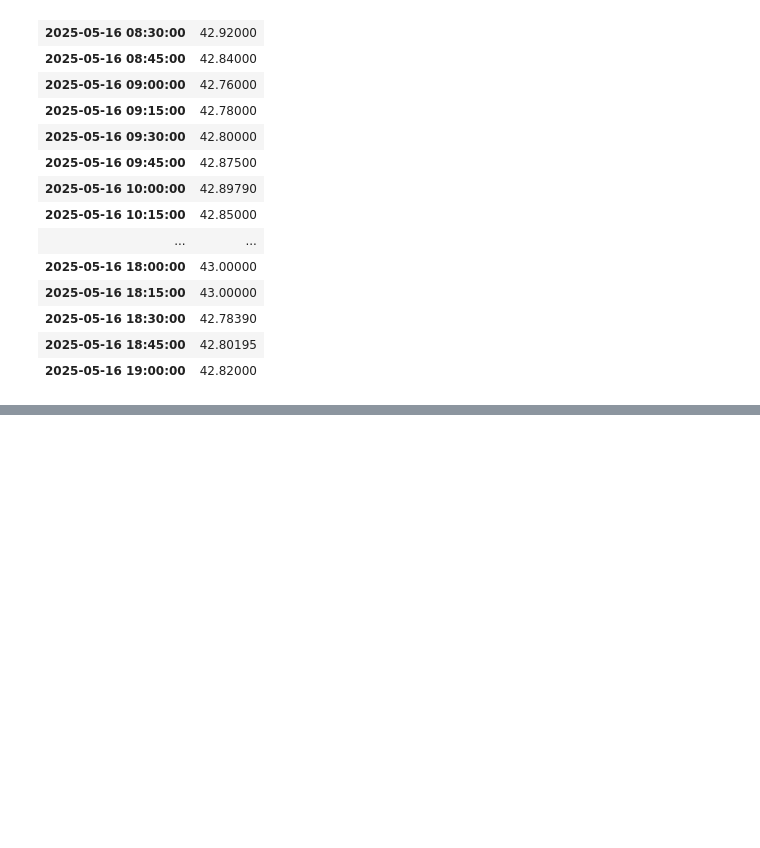
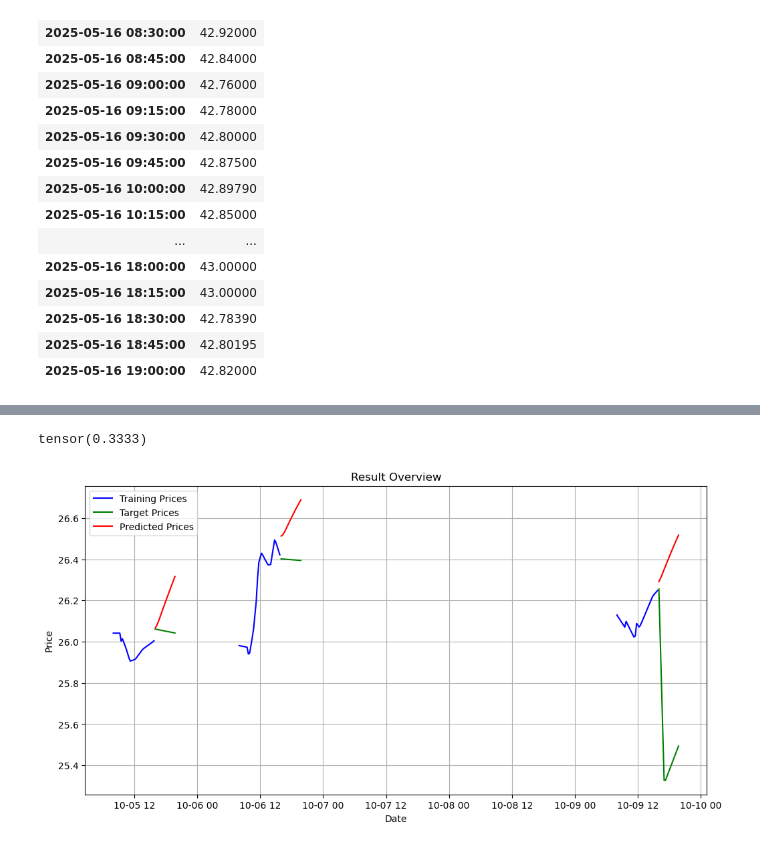
Before and after one commit to paulruesing/hybrid-rl-index-trading, a Jupyter notebook: notebooks/predictor_parametrisation.ipynb, the cells around one changed output, grey strips where cells are left out. Drawn from its saved outputs; the diff is of its cells as text; code cells hidden in the pictures; blank space fills up the shorter version.

Commit message:
inference method, hit rate metric, status message

```diff
--- a/notebooks/predictor_parametrisation.ipynb
+++ b/notebooks/predictor_parametrisation.ipynb
@@ -1013,0 +1179,8 @@ AttributeError: 'Axes' object has no attribute 'set_legend'
+# %%
+HitRateMetric()(predictor_a2_1.predictions_val[:3], predictor_a2_1.Y_val[:3], predictor_a2_1.X_val[:3])
+# %% [output]
+tensor(0.3333)
+# %%
+predictor_a2_1.plot_prediction_overview(day_slice=(0,3))
+# %% [output]
+[figure, added]
```
Also changed, not shown: parts of 19 cells of this notebook.
